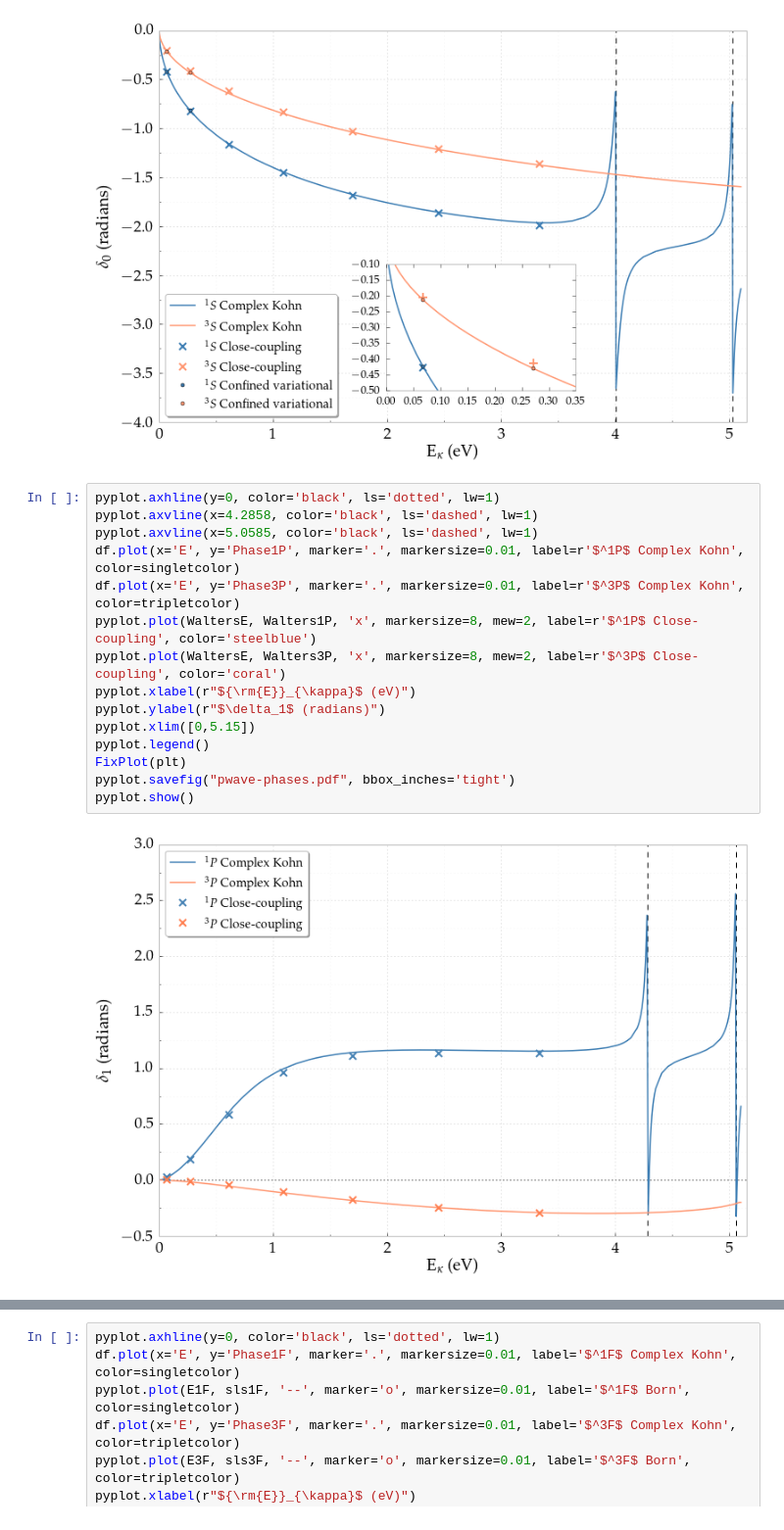
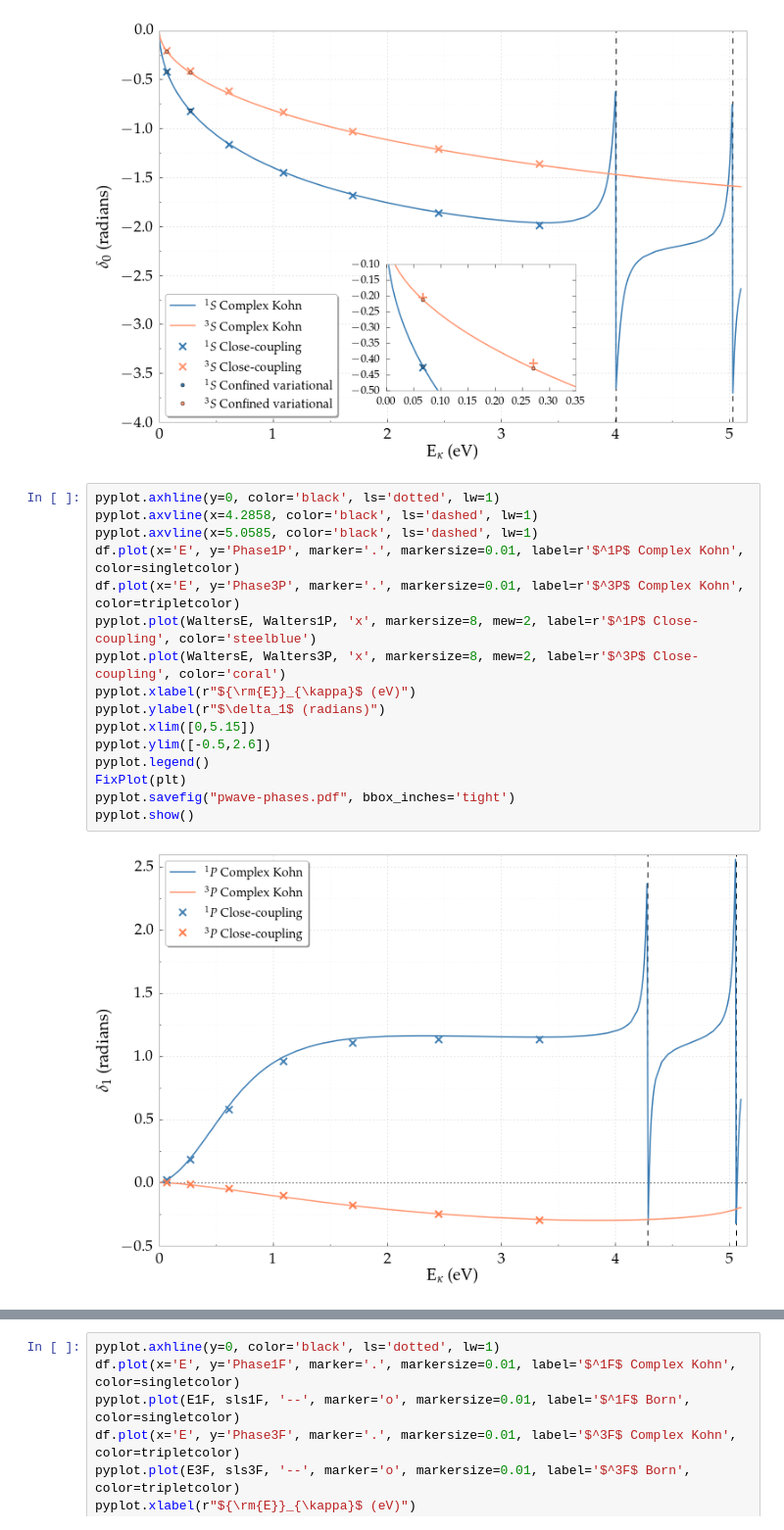
Before and after one commit to DentonW/Papers, a Jupyter notebook: Dissertation/IPython/Dissertation.ipynb, the cells around one changed output, grey strips where cells are left out. Shown at 98% size. Drawn from its saved outputs; the diff is of its cells as text.

```diff
--- a/Dissertation/IPython/Dissertation.ipynb
+++ b/Dissertation/IPython/Dissertation.ipynb
@@ -408,20 +416,21 @@ pyplot.show()
 # %%
 pyplot.axhline(y=0, color='black', ls='dotted', lw=1)
 pyplot.axvline(x=4.2858, color='black', ls='dashed', lw=1)
 pyplot.axvline(x=5.0585, color='black', ls='dashed', lw=1)
 df.plot(x='E', y='Phase1P', marker='.', markersize=0.01, label=r'$^1P$ Complex Kohn', color=singletcolor)
 df.plot(x='E', y='Phase3P', marker='.', markersize=0.01, label=r'$^3P$ Complex Kohn', color=tripletcolor)
 pyplot.plot(WaltersE, Walters1P, 'x', markersize=8, mew=2, label=r'$^1P$ Close-coupling', color='steelblue')
 pyplot.plot(WaltersE, Walters3P, 'x', markersize=8, mew=2, label=r'$^3P$ Close-coupling', color='coral')
 pyplot.xlabel(r"${\rm{E}}_{\kappa}$ (eV)")
 pyplot.ylabel(r"$\delta_1$ (radians)")
 pyplot.xlim([0,5.15])
+pyplot.ylim([-0.5,2.6])
 pyplot.legend()
 FixPlot(plt)
 pyplot.savefig("pwave-phases.pdf", bbox_inches='tight')
 pyplot.show()
 # %% [output]
-[figure, old version]
+[figure, new version]
 # %%
 pyplot.axhline(y=0, color='black', ls='dotted', lw=1)
 pyplot.axvline(x=4.7192, color='black', ls='dashed', lw=1)
```
Also changed, not shown: parts of 27 cells of this notebook, 14 other files.
